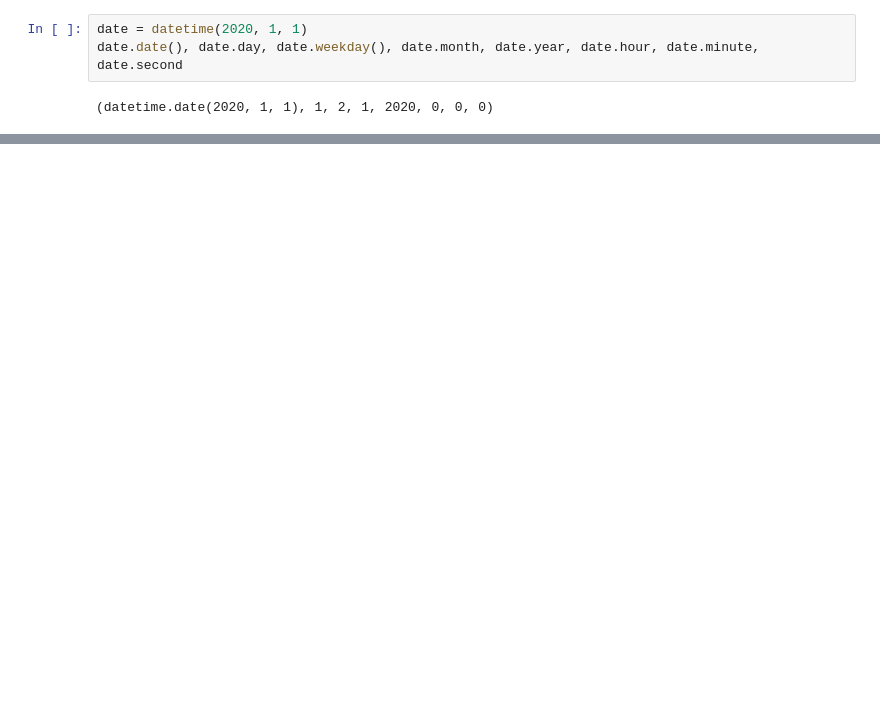
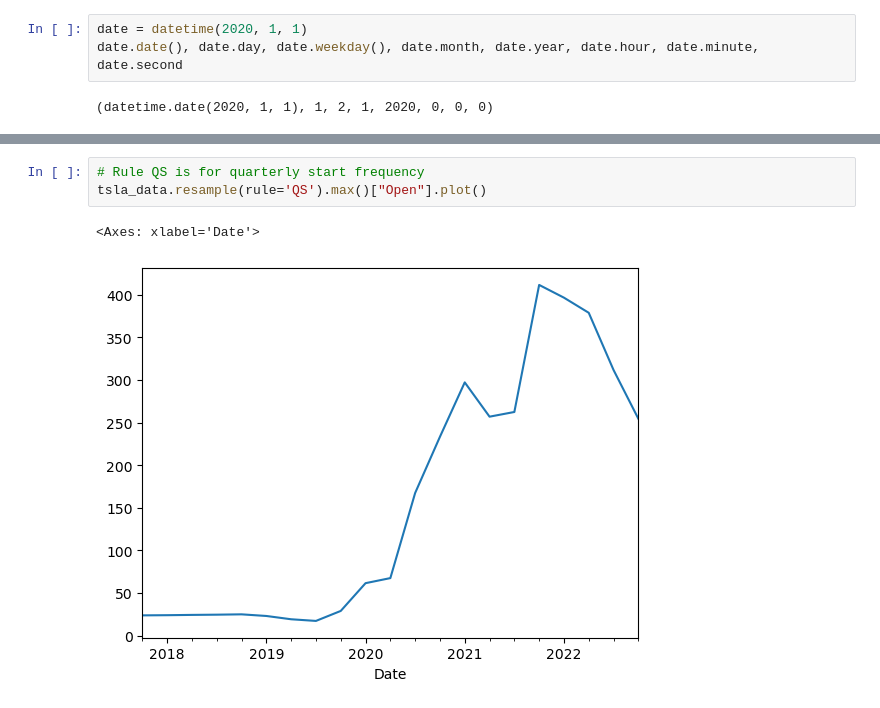
Before and after one commit to ShreyashSingh1/Python-DSM, a Jupyter notebook: Week20/Time Series EDA.ipynb, the cells around one changed output, grey strips where cells are left out. Drawn from its saved outputs; the diff is of its cells as text; blank space fills up the shorter version.

```diff
--- a/Week20/Time Series EDA.ipynb
+++ b/Week20/Time Series EDA.ipynb
@@ -241,0 +284,6 @@ date.date(), date.day, date.weekday(), date.month, date.year, date.hour, date.mi
+# %%
+# Rule QS is for quarterly start frequency
+tsla_data.resample(rule='QS').max()["Open"].plot()
+# %% [output]
+<Axes: xlabel='Date'>
+[figure, added]
```
Also changed, not shown: parts of 18 cells of this notebook.
